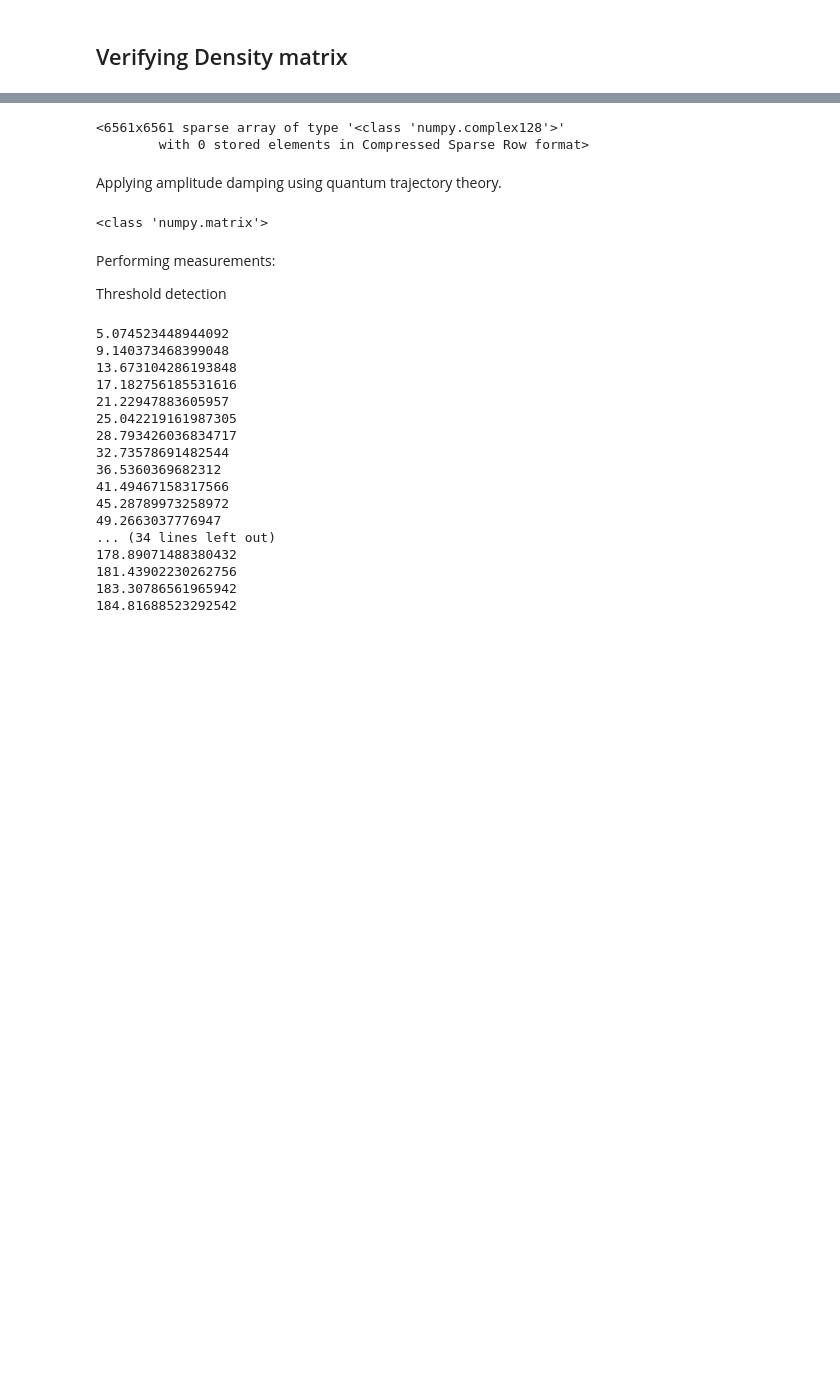
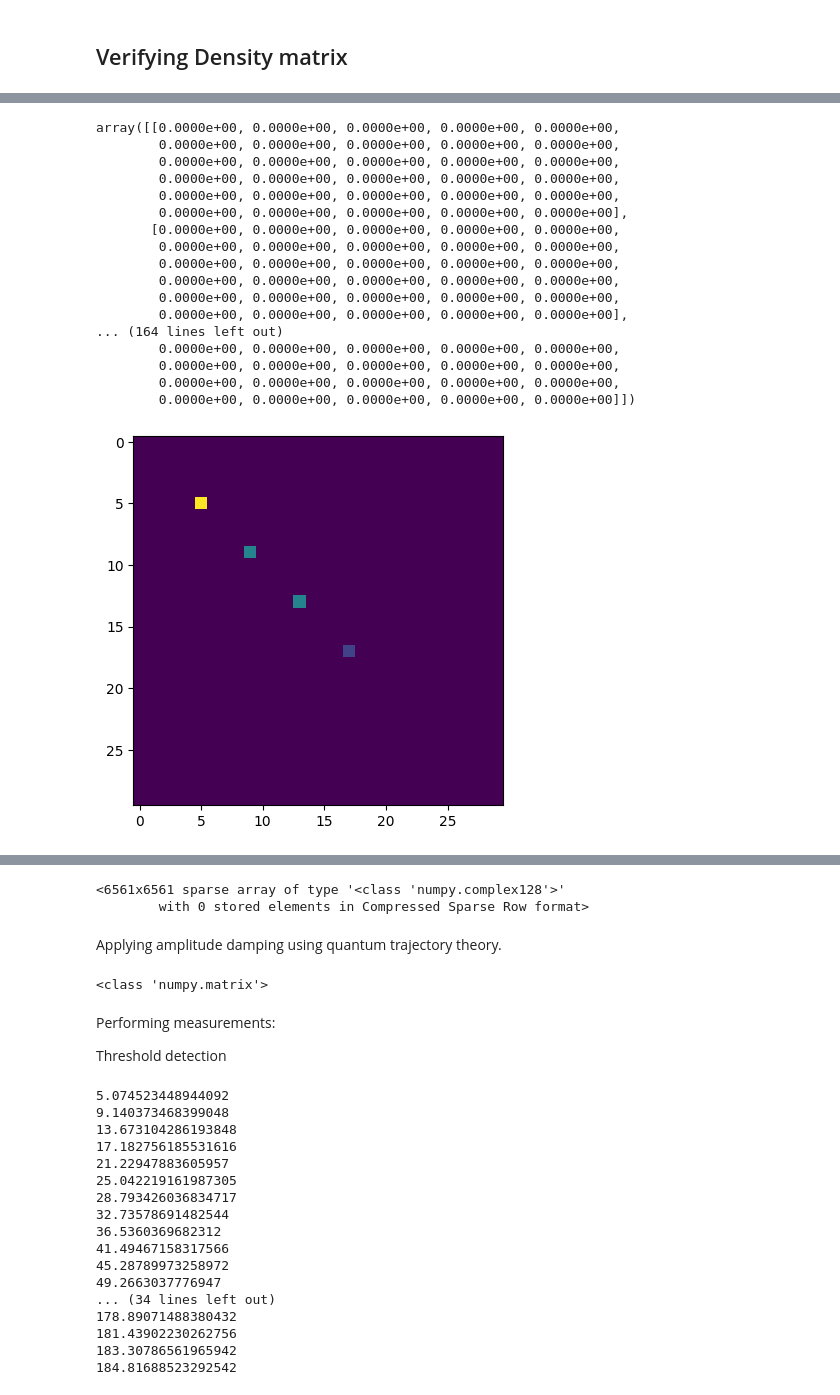
Before and after one commit to sequence-toolbox/SeQUeNCe, a Jupyter notebook: sequence_projects/swap_files/TN_swapping_trajectory.ipynb, the cells around one changed output, grey strips where cells are left out. Drawn from its saved outputs; the diff is of its cells as text; code cells hidden in the pictures; blank space fills up the shorter version.

```diff
--- a/sequence_projects/swap_files/TN_swapping_trajectory.ipynb
+++ b/sequence_projects/swap_files/TN_swapping_trajectory.ipynb
@@ -327,2 +319,37 @@ querying nodes: [8, 8]
 # %% [markdown]
 ## Verifying Density matrix
+# %%
+from swap_TN_direct import *
+
+from sequence.components.polarization_fock.quantum_manager import _build_amp_damping_kraus_operators
+import numpy as np
+from matplotlib import pyplot as plt
+from quimb.tensor.tensor_arbgeom import tensor_network_apply_op_vec
+
+import time
+import json
+import itertools
+
+# Set simulation params
+trunc = 4
+N = trunc+1
+error_tolerance = 1e-15
+
+mean_photon_num = 0.24 # (0.5)
+det_eff = 0.04 # 0.04
+channel_loss = 0.5
+
+
+num_modes = 8
+# Create vacuum state
+
+idler_angles = np.linspace(0, np.pi, 1)
+signal_angles = np.linspace(0, 4*np.pi, 30)
+
+num_simulations = 256
+
+
+cache_sizes = [2]
+
+# fidelities, t_eval = perform_swapping_simulation(N, num_modes, mean_photon_num, det_eff, channel_loss, num_simulations, error_tolerance)
+# print("average fidelity:", np.mean(fidelities))
@@ -362,0 +462,22 @@ post_BSM_dm = bell_state_measurement_sparse(new_dm, N, det_eff, a_dag, is_dm = T
+# %%
+plt.imshow(np.real(post_BSM_dm_kraus.toarray())[220:250, 220:250])
+np.real(post_BSM_dm_kraus.toarray())[220:250, 220:250]
+# %% [output]
+array([[0.0000e+00, 0.0000e+00, 0.0000e+00, 0.0000e+00, 0.0000e+00,
+        0.0000e+00, 0.0000e+00, 0.0000e+00, 0.0000e+00, 0.0000e+00,
+        0.0000e+00, 0.0000e+00, 0.0000e+00, 0.0000e+00, 0.0000e+00,
+        0.0000e+00, 0.0000e+00, 0.0000e+00, 0.0000e+00, 0.0000e+00,
+        0.0000e+00, 0.0000e+00, 0.0000e+00, 0.0000e+00, 0.0000e+00,
+        0.0000e+00, 0.0000e+00, 0.0000e+00, 0.0000e+00, 0.0000e+00],
+       [0.0000e+00, 0.0000e+00, 0.0000e+00, 0.0000e+00, 0.0000e+00,
+        0.0000e+00, 0.0000e+00, 0.0000e+00, 0.0000e+00, 0.0000e+00,
+        0.0000e+00, 0.0000e+00, 0.0000e+00, 0.0000e+00, 0.0000e+00,
+        0.0000e+00, 0.0000e+00, 0.0000e+00, 0.0000e+00, 0.0000e+00,
+        0.0000e+00, 0.0000e+00, 0.0000e+00, 0.0000e+00, 0.0000e+00,
+        0.0000e+00, 0.0000e+00, 0.0000e+00, 0.0000e+00, 0.0000e+00],
+... (164 lines left out)
+        0.0000e+00, 0.0000e+00, 0.0000e+00, 0.0000e+00, 0.0000e+00,
+        0.0000e+00, 0.0000e+00, 0.0000e+00, 0.0000e+00, 0.0000e+00,
+        0.0000e+00, 0.0000e+00, 0.0000e+00, 0.0000e+00, 0.0000e+00,
+        0.0000e+00, 0.0000e+00, 0.0000e+00, 0.0000e+00, 0.0000e+00]])
+[figure, added]
```
Also changed, not shown: parts of 7 cells of this notebook, 2 other files.
